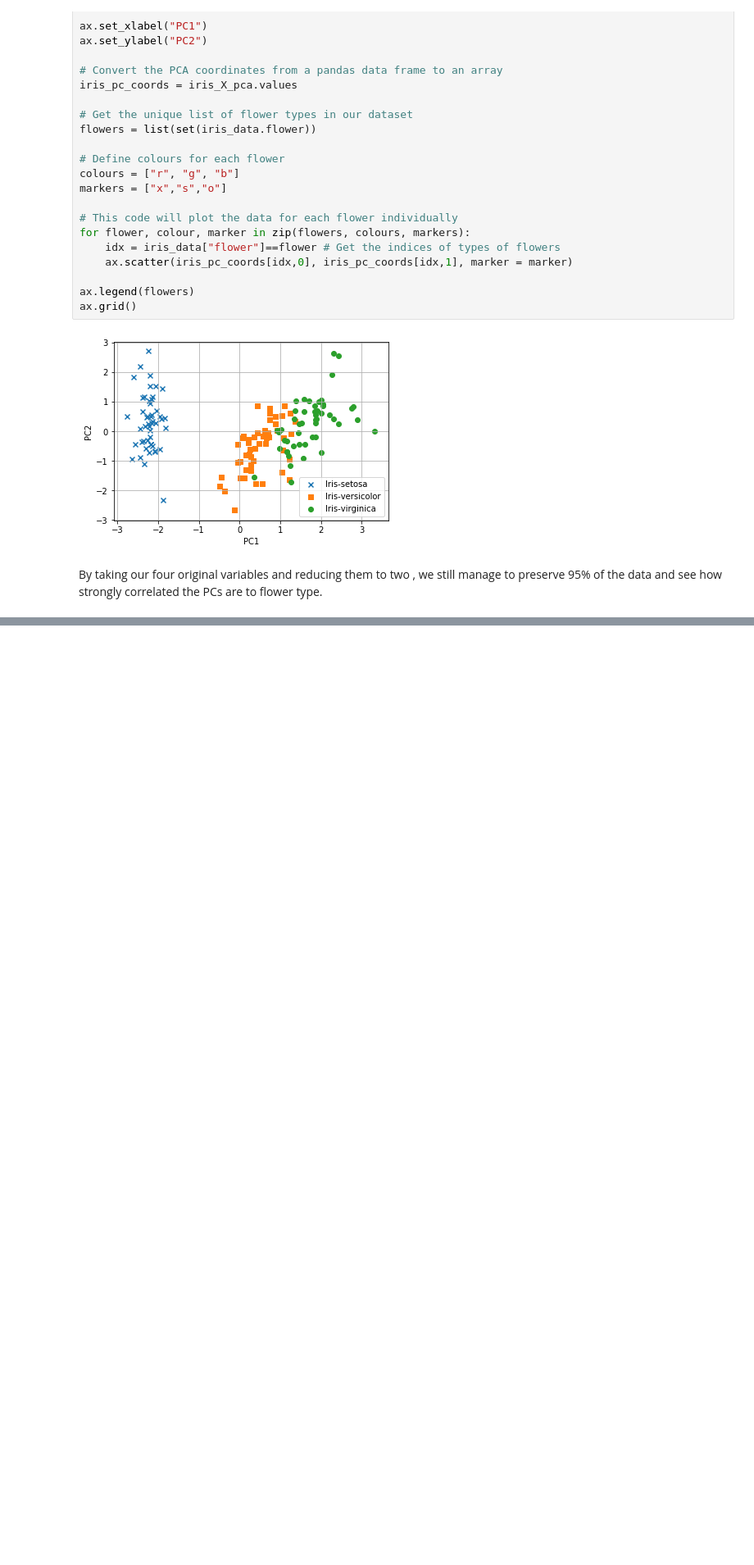
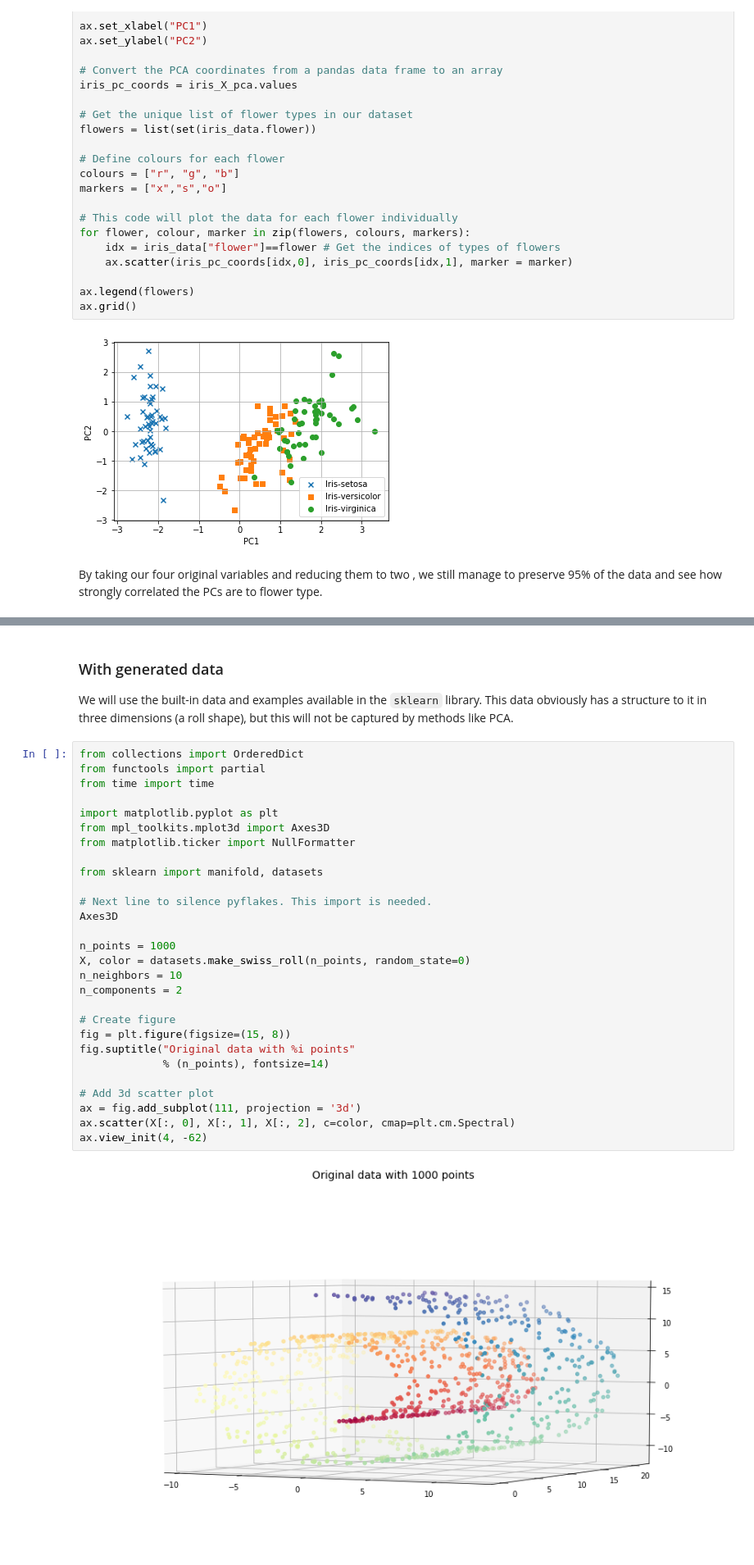
Before and after one commit to diazale/dimension_reduction_workshop, a Jupyter notebook: toy_examples.ipynb, the cells around one changed output, grey strips where cells are left out. Shown: that part at 82% size. Saved outputs shown, nothing was run; the diff lists cells and outputs as text; blank space fills up the shorter version.

```diff
--- a/toy_examples.ipynb
+++ b/toy_examples.ipynb
@@ -263,0 +279,34 @@ By taking our four original variables and reducing them to two , we still manage
+# %% [markdown]
+### With generated data
+
+We will use the built-in data and examples available in the `sklearn` library. This data obviously has a structure to it in three dimensions (a roll shape), but this will not be captured by methods like PCA.
+# %%
+from collections import OrderedDict
+from functools import partial
+from time import time
+
+import matplotlib.pyplot as plt
+from mpl_toolkits.mplot3d import Axes3D
+from matplotlib.ticker import NullFormatter
+
+from sklearn import manifold, datasets
+
+# Next line to silence pyflakes. This import is needed.
+Axes3D
+
+n_points = 1000
+X, color = datasets.make_swiss_roll(n_points, random_state=0)
+n_neighbors = 10
+n_components = 2
+
+# Create figure
+fig = plt.figure(figsize=(15, 8))
+fig.suptitle("Original data with %i points"
+             % (n_points), fontsize=14)
+
+# Add 3d scatter plot
+ax = fig.add_subplot(111, projection = '3d')
+ax.scatter(X[:, 0], X[:, 1], X[:, 2], c=color, cmap=plt.cm.Spectral)
+ax.view_init(4, -62)
+# %% [output]
+[figure, added]
```
Also changed, not shown: parts of 2 cells of this notebook.
